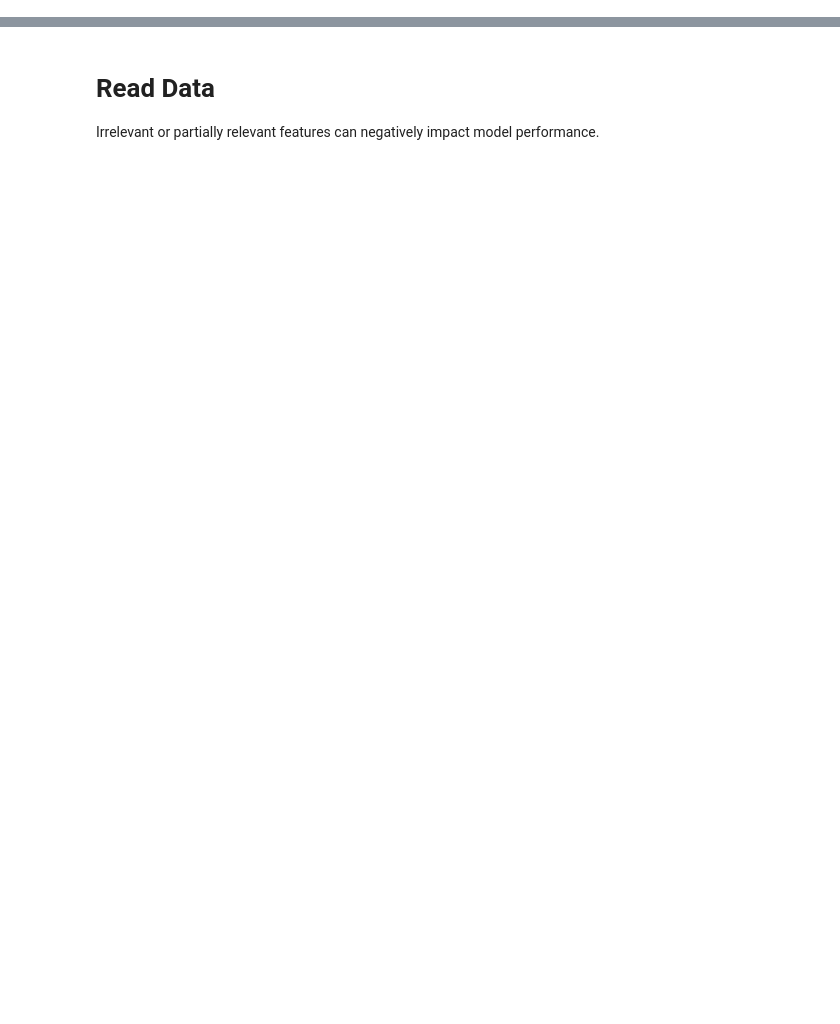
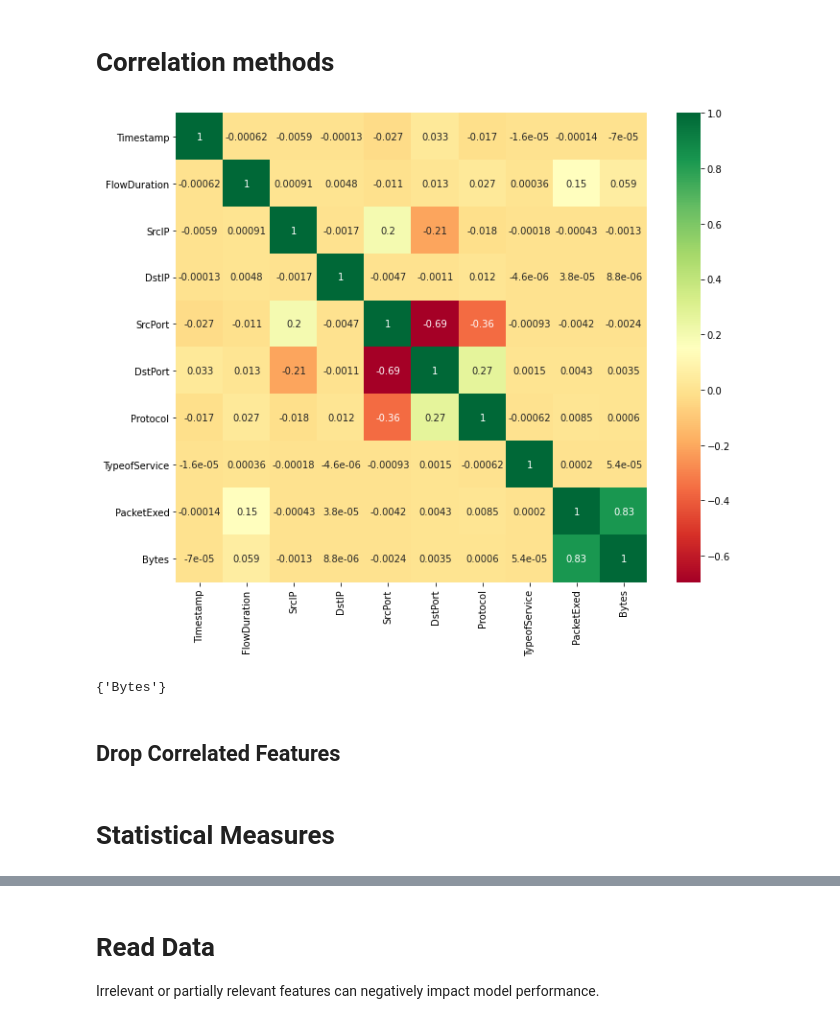
Before and after one commit to c-zhong/UGR-AIX, a Jupyter notebook: feature_selection.ipynb, the cells around one changed output, grey strips where cells are left out. Drawn from its saved outputs; the diff is of its cells as text; code cells hidden in the pictures; blank space fills up the shorter version.

Commit message:
update feature selection

```diff
--- a/feature_selection.ipynb
+++ b/feature_selection.ipynb
@@ -0,0 +46,9 @@
+# %%
+# import and create the VarianceThreshold object.
+from sklearn.feature_selection import VarianceThreshold
+vs_constant = VarianceThreshold(threshold=0)
+# %%
+# fit the object to our data.
+
+vs_constant.fit(numerical_x_train)
+len(x_train[x_train.select_dtypes([np.number]).columns].columns[vs_constant.get_support()])
@@ -0,0 +57,6 @@
+# %%
+# get the constant colum names.
+
+constant_columns = [column for column in numerical_x_train.columns
+                    if column not in numerical_x_train.columns[vs_constant.get_support()]]
+print(constant_columns)
@@ -0,0 +76,3 @@
+# %%
+x_train.drop(labels=constant_columns, axis=1, inplace=True)
+x_test.drop(labels=constant_columns, axis=1, inplace=True)
@@ -0,0 +111,37 @@
+# %% [markdown]
+# Correlation methods
+# %%
+import seaborn as sns
+
+correlated_features = set()
+correlation_matrix = x_train.corr()
+
+#plt.figure(figsize=(11,11))
+#sns.heatmap(correlation_matrix)
+
+
+
+#get correlations of each features in dataset
+corrmat = data.corr()
+top_corr_features = corrmat.index
+plt.figure(figsize=(11,9))
+#plot heat map
+g=sns.heatmap(correlation_matrix,annot=True,cmap="RdYlGn")
+
+
+
+plt.savefig("./UGRdata/figure/correlation.pdf", bbox_inches='tight')
+# %% [output]
+[figure, added]
+# %%
+for i in range(len(correlation_matrix .columns)):
+    for j in range(i):
+        if abs(correlation_matrix.iloc[i, j]) > 0.8:
+            colname = correlation_matrix.columns[i]
+            correlated_features.add(colname)
+
+print(correlated_features)
+# %% [output]
+{'Bytes'}
+# %% [markdown]
+## Drop Correlated Features
@@ -0,0 +152,2 @@
+# %% [markdown]
+# Statistical Measures
```
Also changed, not shown: parts of 25 cells of this notebook, 1 other file.
